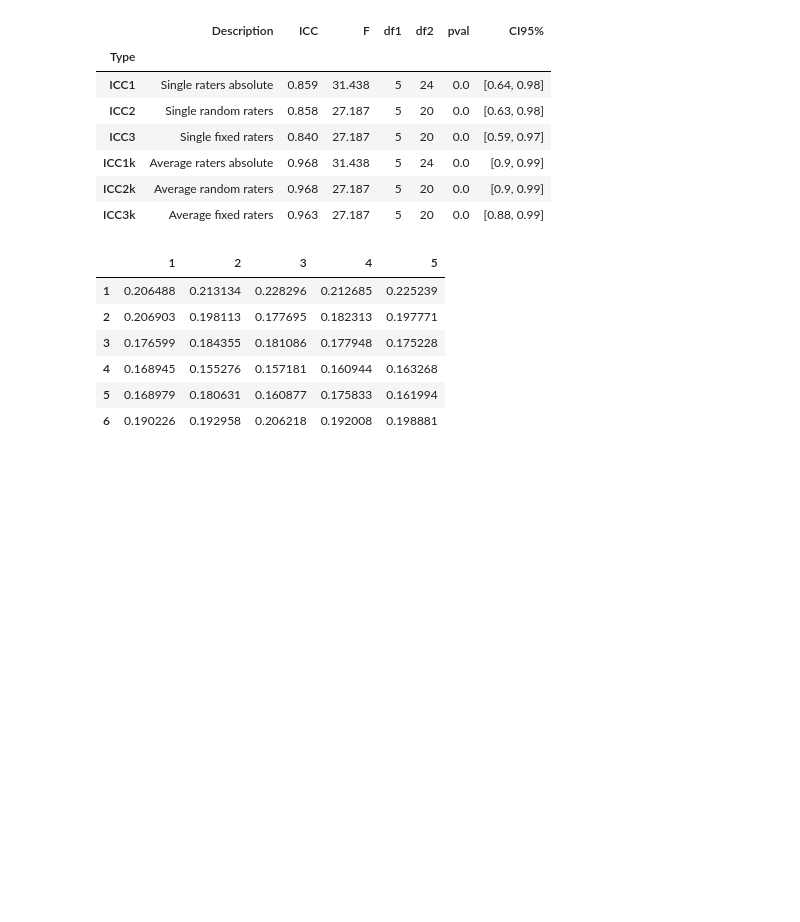
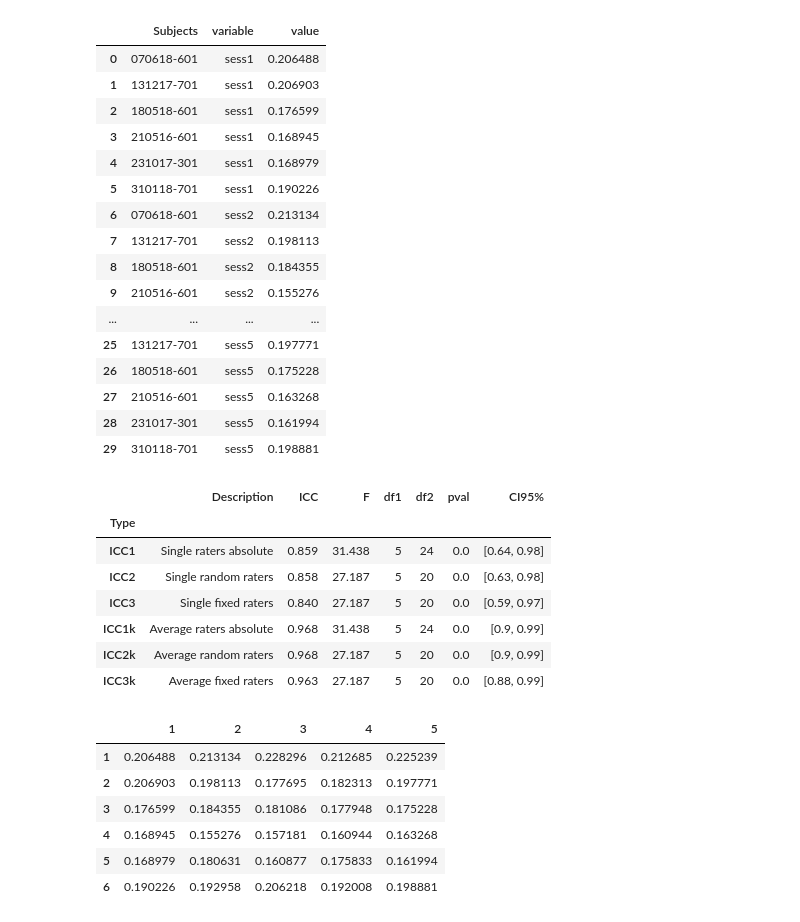
Before and after one commit to chamberm/Detect, a Jupyter notebook: examples/ICC.ipynb, the cells around one changed output. Cells and saved outputs as stored; diff of their text form; code cells hidden in the pictures; blank space fills up the shorter version.

```diff
--- a/examples/ICC.ipynb
+++ b/examples/ICC.ipynb
@@ -12,3 +25,24 @@ data_melt = pd.melt(data, id_vars=['Subjects'], value_vars=['sess1', 'sess2', 's
+# %%
+data_melt = pd.melt(data, id_vars=['Subjects'], value_vars=['sess1', 'sess2', 'sess3', 'sess4', 'sess5'])
+data_melt
+# %% [output]
+|  | Subjects | variable | value |
+| 0 | 070618-601 | sess1 | 0.206488 |
+| 1 | 131217-701 | sess1 | 0.206903 |
+| 2 | 180518-601 | sess1 | 0.176599 |
+| 3 | 210516-601 | sess1 | 0.168945 |
+| 4 | 231017-301 | sess1 | 0.168979 |
+| 5 | 310118-701 | sess1 | 0.190226 |
+| 6 | 070618-601 | sess2 | 0.213134 |
+| 7 | 131217-701 | sess2 | 0.198113 |
+| 8 | 180518-601 | sess2 | 0.184355 |
+| 9 | 210516-601 | sess2 | 0.155276 |
+| ... | ... | ... | ... |
+| 25 | 131217-701 | sess5 | 0.197771 |
+| 26 | 180518-601 | sess5 | 0.175228 |
+| 27 | 210516-601 | sess5 | 0.163268 |
+| 28 | 231017-301 | sess5 | 0.161994 |
+| 29 | 310118-701 | sess5 | 0.198881 |
 # %%
 icc = pg.intraclass_corr(data=data_melt, targets='Subjects', raters='variable',
                          ratings='value').round(3)
```
Also changed, not shown: parts of 2 cells of this notebook, 5 other files.
